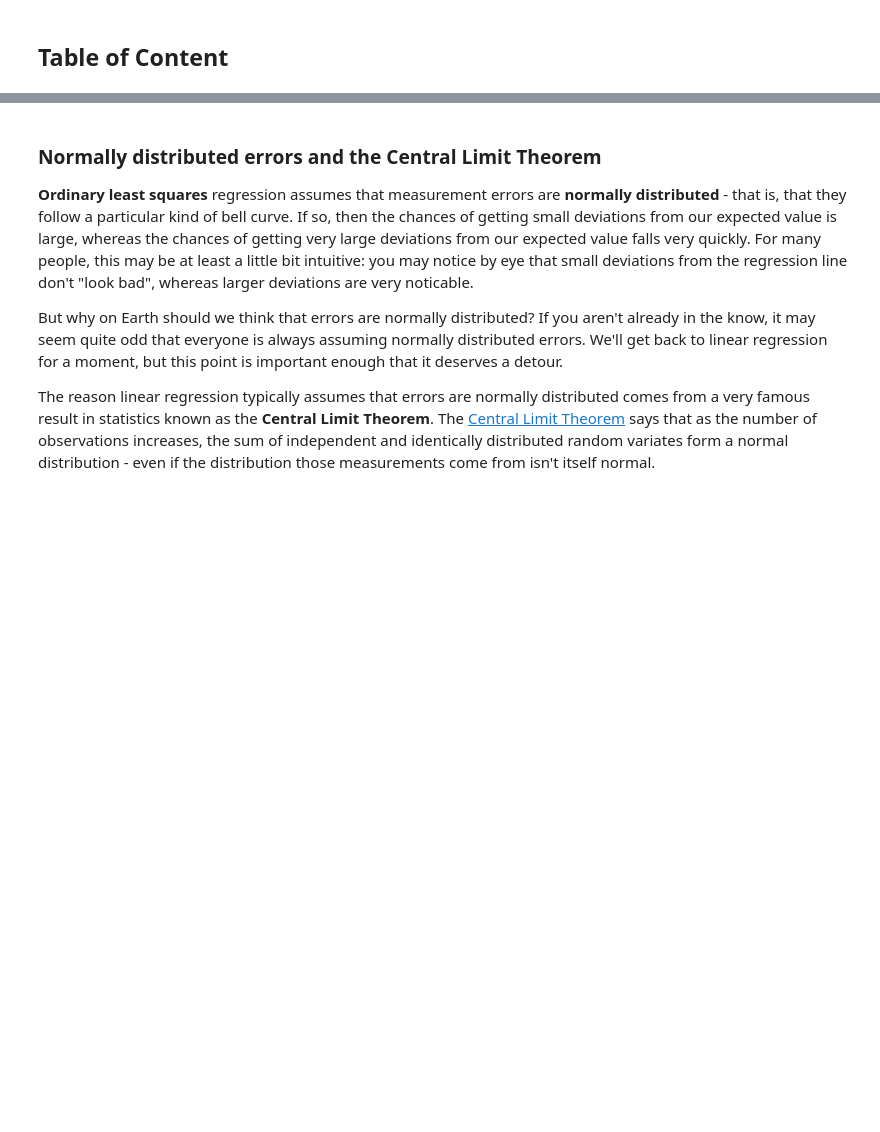
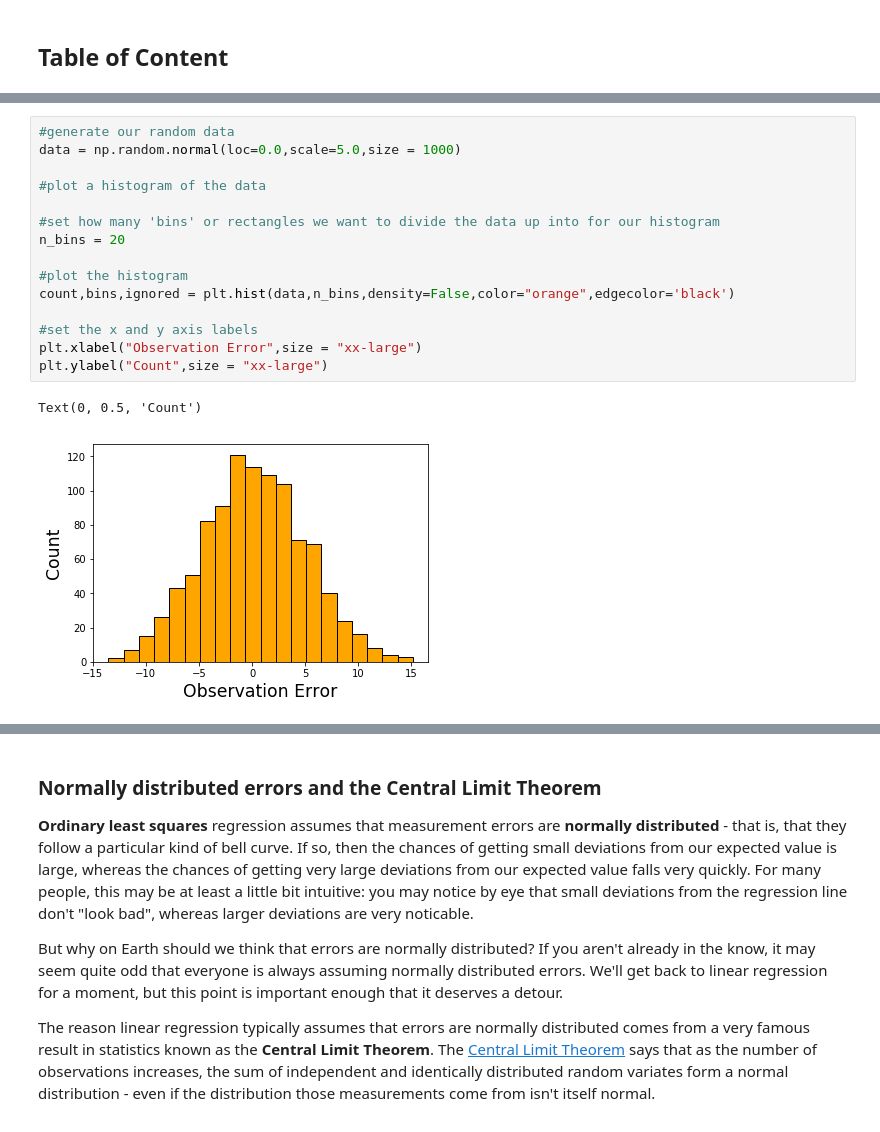
Before and after one commit to zaneveld/full_spectrum_bioinformatics, a Jupyter notebook: content/11_statistics/linear_models.ipynb, the cells around one changed output, grey strips where cells are left out. Drawn from its saved outputs; the diff is of its cells as text; blank space fills up the shorter version.

```diff
--- a/content/11_statistics/linear_models.ipynb
+++ b/content/11_statistics/linear_models.ipynb
@@ -93,0 +164,18 @@ This notation can be a little confusing at first, but is very quick to write. No
+# %%
+#generate our random data
+data = np.random.normal(loc=0.0,scale=5.0,size = 1000)
+
+#plot a histogram of the data
+
+#set how many 'bins' or rectangles we want to divide the data up into for our histogram
+n_bins = 20
+
+#plot the histogram
+count,bins,ignored = plt.hist(data,n_bins,density=False,color="orange",edgecolor='black')
+
+#set the x and y axis labels
+plt.xlabel("Observation Error",size = "xx-large")
+plt.ylabel("Count",size = "xx-large")
+# %% [output]
+Text(0, 0.5, 'Count')
+[figure, added]
```
Also changed, not shown: parts of 50 cells of this notebook.
